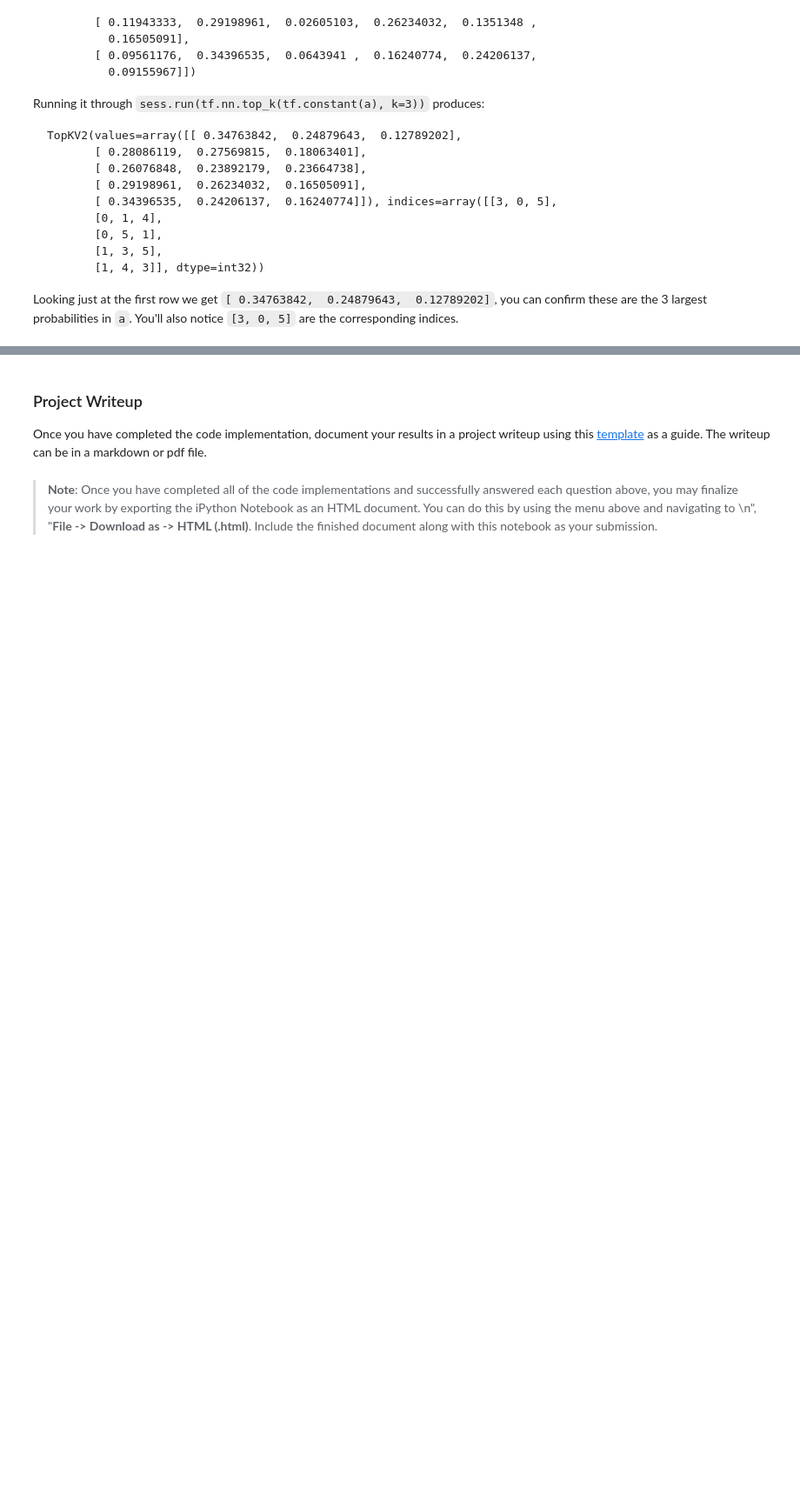
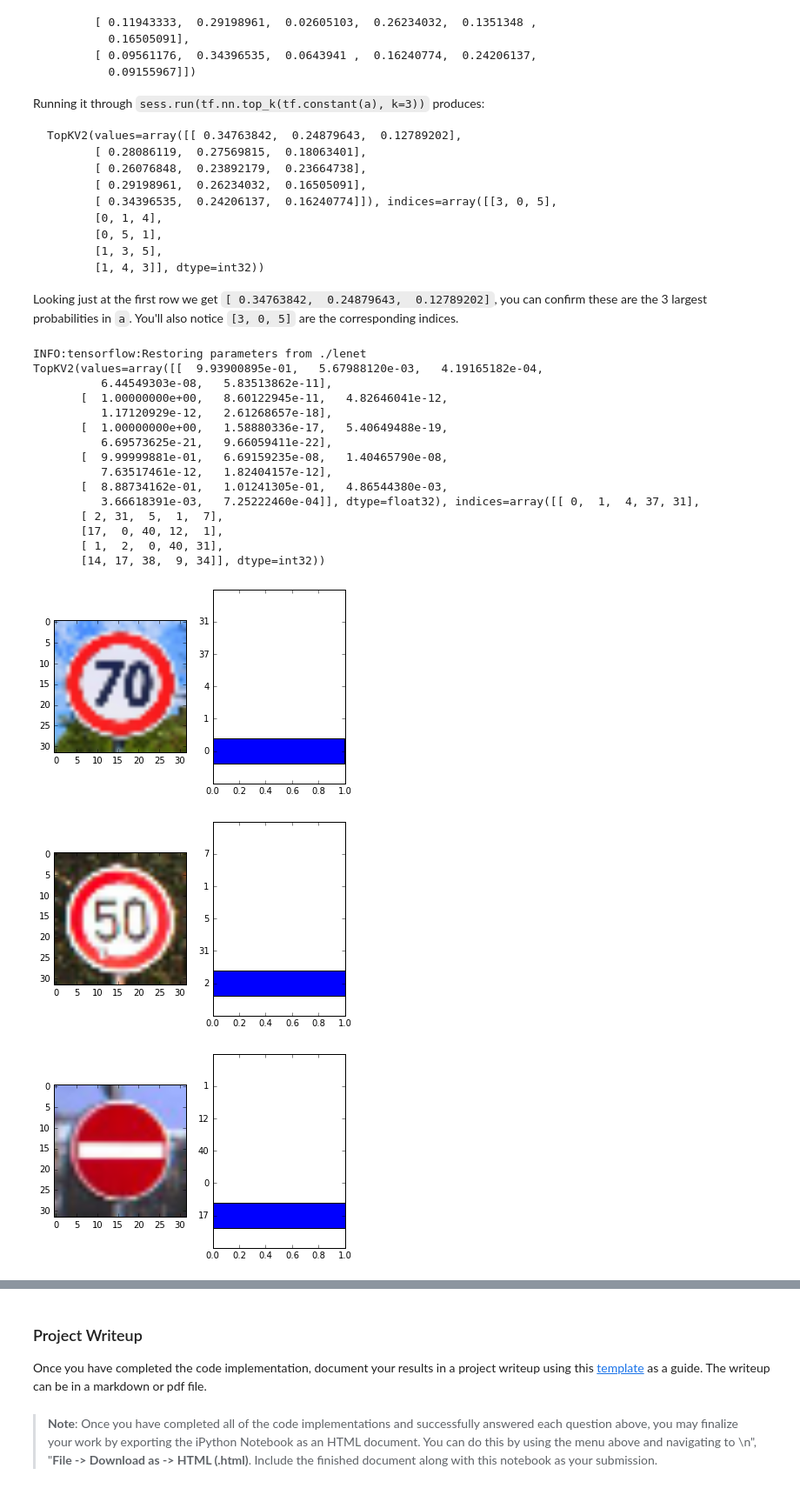
Before and after one commit to rywater/p2, a Jupyter notebook: Traffic_Sign_Classifier.ipynb, the cells around one changed output, grey strips where cells are left out. Shown: that part at 87% size. Drawn from its saved outputs; the diff is of its cells as text; code cells hidden in the pictures; blank space fills up the shorter version.

```diff
--- a/Traffic_Sign_Classifier.ipynb
+++ b/Traffic_Sign_Classifier.ipynb
@@ -270,0 +289,6 @@ Validation Accuracy = 0.930
+# %%
+with tf.Session() as sess:
+    sess.run(tf.global_variables_initializer())
+    saver.restore(sess, tf.train.latest_checkpoint('.'))
+    test_accuracy = evaluate(X_test, y_test)
+    print("Test Accuracy: {:.3f}".format(test_accuracy))
@@ -290,5 +344,17 @@ You may find `signnames.csv` useful as it contains mappings from the class id (i
 # %% [markdown]
 ### Analyze Performance
 # %%
+### Run the predictions here and use the model to output the prediction for each image.
+### Make sure to pre-process the images with the same pre-processing pipeline used earlier.
+### Feel free to use as many code cells as needed.
+
 ### Calculate the accuracy for these 5 new images.
 ### For example, if the model predicted 1 out of 5 signs correctly, it's 20% accurate on these new images.
+
+dataset_labels = [2, 14, 4, 1, 17]
+
+with tf.Session() as sess:
+    sess.run(tf.global_variables_initializer())
+    saver.restore(sess, tf.train.latest_checkpoint('.'))
+    output = evaluate(dataset, dataset_labels)
+    print("Accuracy: {:.3f}".format(output))
@@ -337,0 +406,43 @@ Looking just at the first row we get `[ 0.34763842,  0.24879643,  0.12789202]`,
+# %%
+### Print out the top five softmax probabilities for the predictions on the German traffic sign images found on the web.
+### Feel free to use as many code cells as needed.
+
+TOP_K = 5
+
+softmax_logits = tf.nn.softmax(logits)
+top_k = tf.nn.top_k(softmax_logits, k=TOP_K)
+
+with tf.Session() as sess:
+
+    sess.run(tf.global_variables_initializer())
+    saver.restore(sess, tf.train.latest_checkpoint('.'))
+    test_softmax_logits = sess.run(softmax_logits, feed_dict={x: dataset})
+    test_top_k = sess.run(top_k, feed_dict={x: dataset})
+
+    for i in range(len(dataset)):
+        fig, (ax1, ax2) = plt.subplots(1, 2, sharey=False, sharex=False)
+        ax1.imshow(images[i])
+        ax2.barh(range(TOP_K), test_top_k.values[i], align='center')
+        ax2.set_yticks(range(TOP_K))
+        ax2.set_yticklabels(test_top_k.indices[i])
+
+    print(test_top_k)
+# %% [output]
+INFO:tensorflow:Restoring parameters from ./lenet
+TopKV2(values=array([[  9.93900895e-01,   5.67988120e-03,   4.19165182e-04,
+          6.44549303e-08,   5.83513862e-11],
+       [  1.00000000e+00,   8.60122945e-11,   4.82646041e-12,
+          1.17120929e-12,   2.61268657e-18],
+       [  1.00000000e+00,   1.58880336e-17,   5.40649488e-19,
+          6.69573625e-21,   9.66059411e-22],
+       [  9.99999881e-01,   6.69159235e-08,   1.40465790e-08,
+          7.63517461e-12,   1.82404157e-12],
+       [  8.88734162e-01,   1.01241305e-01,   4.86544380e-03,
+          3.66618391e-03,   7.25222460e-04]], dtype=float32), indices=array([[ 0,  1,  4, 37, 31],
+       [ 2, 31,  5,  1,  7],
+       [17,  0, 40, 12,  1],
+       [ 1,  2,  0, 40, 31],
+       [14, 17, 38,  9, 34]], dtype=int32))
+[figure, added]
+[figure, added]
+[figure, added]
```
Also changed, not shown: parts of 20 cells of this notebook, 10 other files.
